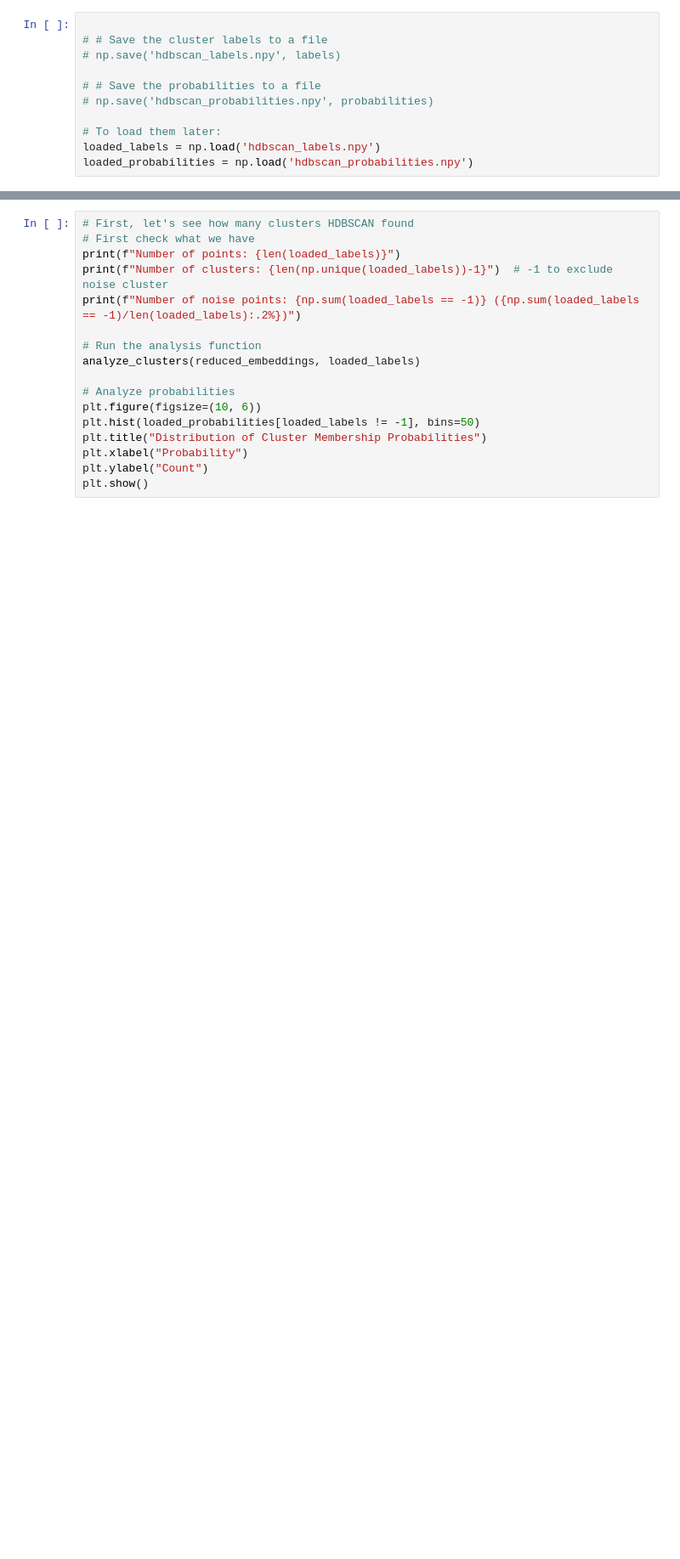
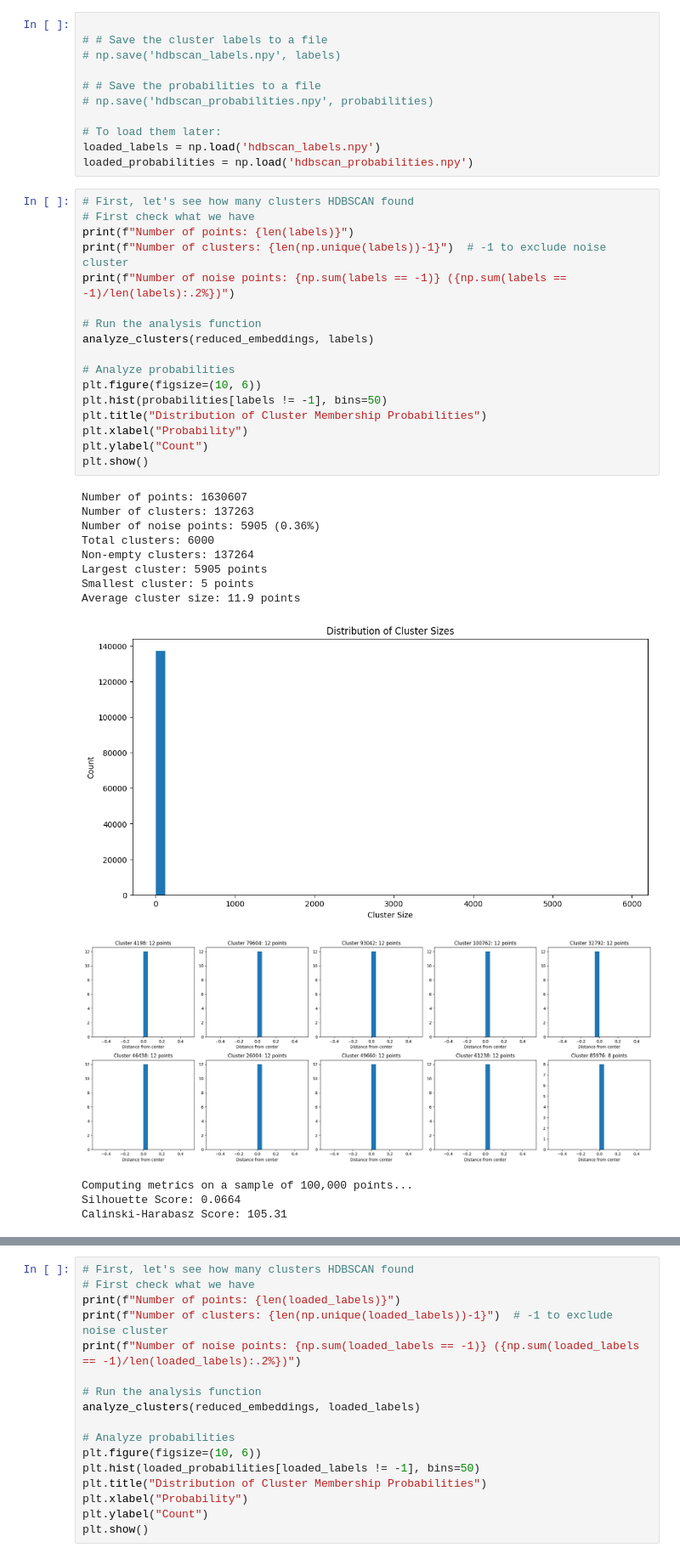
Before and after one commit to Ovanerven/DL2_CodeI-O, a Jupyter notebook: notebook.ipynb, the cells around one changed output, grey strips where cells are left out. Shown at 85% size. Drawn from its saved outputs; the diff is of its cells as text; blank space fills up the shorter version.

Commit message:
clustered normalized embeddings

```diff
--- a/notebook.ipynb
+++ b/notebook.ipynb
@@ -757,3 +753,34 @@ probabilities = clusterer.probabilities_  # Cluster membership probabilities
 # To load them later:
 loaded_labels = np.load('hdbscan_labels.npy')
 loaded_probabilities = np.load('hdbscan_probabilities.npy')
+# %%
+# First, let's see how many clusters HDBSCAN found
+# First check what we have
+print(f"Number of points: {len(labels)}")
+print(f"Number of clusters: {len(np.unique(labels))-1}")  # -1 to exclude noise cluster
+print(f"Number of noise points: {np.sum(labels == -1)} ({np.sum(labels == -1)/len(labels):.2%})")
+
+# Run the analysis function
+analyze_clusters(reduced_embeddings, labels)
+
+# Analyze probabilities
+plt.figure(figsize=(10, 6))
+plt.hist(probabilities[labels != -1], bins=50)
+plt.title("Distribution of Cluster Membership Probabilities")
+plt.xlabel("Probability")
+plt.ylabel("Count")
+plt.show()
+# %% [output]
+Number of points: 1630607
+Number of clusters: 137263
+Number of noise points: 5905 (0.36%)
+Total clusters: 6000
+Non-empty clusters: 137264
+Largest cluster: 5905 points
+Smallest cluster: 5 points
+Average cluster size: 11.9 points
+[figure, added]
+[figure, added]
+Computing metrics on a sample of 100,000 points...
+Silhouette Score: 0.0664
+Calinski-Harabasz Score: 105.31
```
Also changed, not shown: parts of 4 cells of this notebook, 2 other files.
